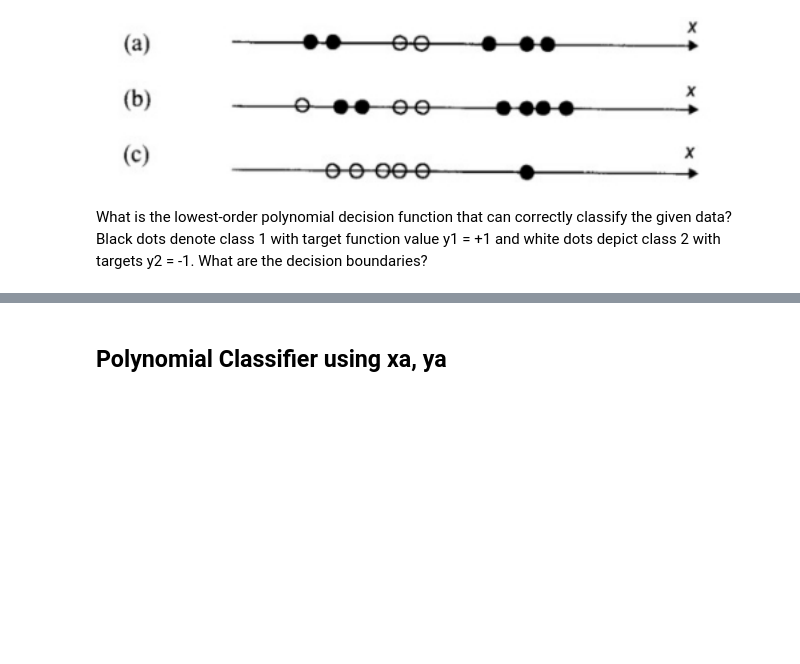
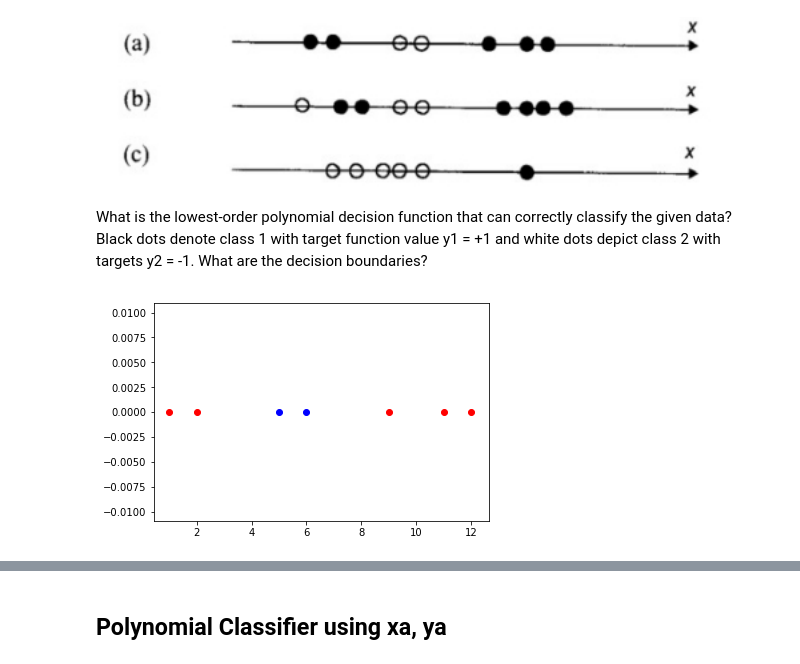
Before and after one commit to rameshjes/neural-network, a Jupyter notebook: assignment07/ramesh/workbench_07.ipynb, the cells around one changed output, grey strips where cells are left out. Cells and saved outputs as stored; diff of their text form; code cells hidden in the pictures; blank space fills up the shorter version.

Commit message:
Added plot for initial data but still no fucking idea abt hidden neurons

```diff
--- a/assignment07/ramesh/workbench_07.ipynb
+++ b/assignment07/ramesh/workbench_07.ipynb
@@ -80,4 +80,18 @@ class Classifier:
 #         plt.show()
 # %% [markdown]
 What is the lowest-order polynomial decision function that can correctly classify the given data? Black dots denote class 1 with target function value y1 = +1 and white dots depict class 2 with targets y2 = -1. What are the decision boundaries?
+# %%
+def plot(data,y):
+    for i in range(len(data)):
+        if y[i] == 1:
+            plt.scatter(data[i][0],data[i][1],color='r')
+        else:
+            plt.scatter(data[i][0],data[i][1],color='b')
+# %%
+#a
+xa = np.array([[1,0],[2,0],[5,0],[6,0],[9,0],[11,0],[12,0]])
+ya = np.array([1,1,-1,-1,1,1,1])
+plot(xa,ya)
+# %% [output]
+[figure, added]
 # %%
```
Also changed, not shown: parts of 4 cells of this notebook.
